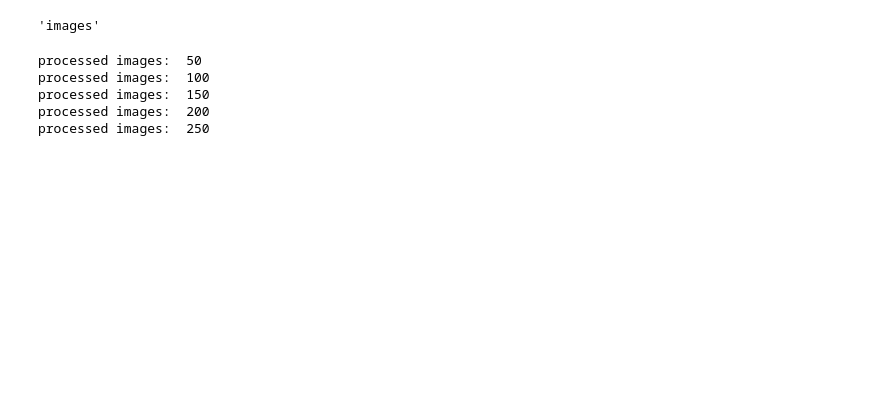
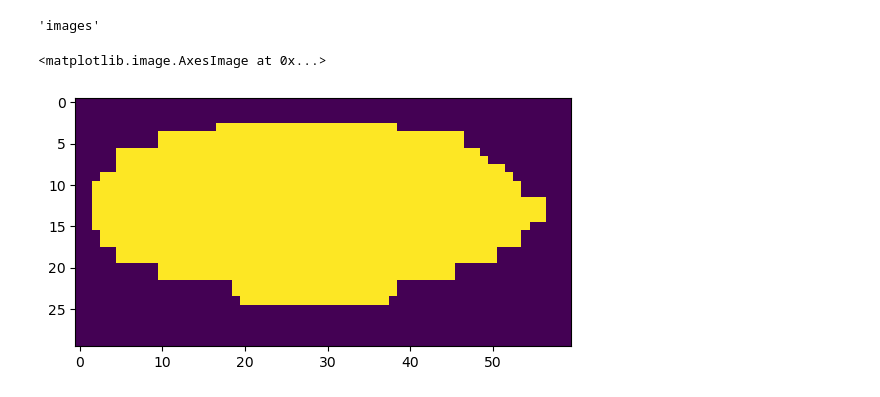
Before and after one commit to ForMaLTeC/RifNet2, a Jupyter notebook: RiFNet2_prediction.ipynb, the cells around one changed output. Saved outputs shown, nothing was run; the diff lists cells and outputs as text; code cells hidden in the pictures; blank space fills up the shorter version.

```diff
--- a/RiFNet2_prediction.ipynb
+++ b/RiFNet2_prediction.ipynb
@@ -38,6 +34,7 @@ image_path = '/Users/victor/Desktop/work/Institute_of_Forensic_Medicine/gui_rifn
 image_list = natsorted(os.listdir(image_path))
 if image_list[0] == '.DS_Store':
     image_list = image_list[1:]
+
 
 # define optimizer
 from tensorflow.keras.optimizers import Adam
@@ -46,7 +43,7 @@ from tensorflow.keras.metrics import Precision, Recall
 learning_rate = 0.00015
 opt = Adam(lr=0.0001)
 loss_type = 'categorical_crossentropy'
-#'RiFNetII_nr_m2_noweight.h5'
+
 model_path = '/Users/victor/Desktop/work/Institute_of_Forensic_Medicine/gui_rifnet/ResNet50_full_model.h5'
 
 dependencies = {
@@ -58,9 +55,12 @@ model.compile(loss=loss_type,
                   metrics=[Precision(),Recall(),weighted_f1], run_eagerly=True)
 
 
+
 source_dir = '/Users/victor/Desktop/work/Institute_of_Forensic_Medicine/gui_rifnet/toy_data'
 classes = os.listdir(source_dir)
 classes = [x for x in classes if x != '.DS_Store']
+classes2 = classes.copy()
+classes2.remove('no_fracture')
 
 color_list_fill = [(255,102,255),(102,255,102),(102,255,255),(102,102,255),(107,178,255),(255,102,102),(255,171,102)]
 color_list_box = [(255,0,255),(0,255,0),(0,255,255),(0,0,255),(0,128,255),(255,0,0),(234,123,10)]
@@ -71,5 +71,5 @@ pred_path = os.path.join(source_path,'prediction_images_data_all_frac_with_mult'
 if not os.path.isdir(pred_path):
     os.makedirs(pred_path)
 
-len(image_list),classes
+len(image_list),classes,classes2
 # %% [output]
@@ -139,10 +146,10 @@ def create_reduced_array(arr,results):
 
             else:
 
-                if results[cnt] == 1:
+                if results[cnt] == 3:
                     arr[i][j] = 0
 
-                if results[cnt] == 0 or results[cnt] == 2:
+                if results[cnt] != 3:
                     arr[i][j] = 1
 
                 cnt += 1
@@ -219,19 +226,21 @@ def draw_rect(resized, results, results_prob, coord_list, cnt,m,n):
         m = current_coordinates[0]
         n = current_coordinates[1]
 
-        if results[r] == 1:
+        if results[r] == 3:
             continue
 
-        elif results[r] != 1:  #and results_prob[r][results[r]] > 0.7:
+        elif results[r] != 3:  #and results_prob[r][results[r]] > 0.7:
             #pred_matrix[row][r] = 1
-
+            current_color_fill = color_list_fill[results[r]-1]
+            current_color_box = color_list_box[results[r]-1]
+            '''
             if results[r] == 2 or results[r] == 3:
                 current_color_fill = color_list_fill[results[r]-1]
                 current_color_box = color_list_box[results[r]-1]
             else:
                 current_color_fill = color_list_fill[results[r]]
                 current_color_box = color_list_box[results[r]]
-
+            '''
             #current_coordinates = coord_list[r]
              #m = current_coordinates[0]
              #n = current_coordinates[1]
@@ -249,8 +258,8 @@ def draw_rect(resized, results, results_prob, coord_list, cnt,m,n):
         cv2.putText(resized, classes2[c], (120, 85+l), cv2.FONT_HERSHEY_SIMPLEX , 1,(255, 255, 255), 3, cv2.LINE_AA, False)
 
     # add multiple rectangle
-    for i in coord_multiple_list:
-        cv2.rectangle(resized, (i[2]*50,i[0]*50), ((i[3]*50)+100,(i[1]*50)+100), (30,30,240), thickness = 3)
+    #for i in coord_multiple_list:
+        #cv2.rectangle(resized, (i[2]*50,i[0]*50), ((i[3]*50)+100,(i[1]*50)+100), (30,30,240), thickness = 3)
 
     cv2.imwrite(os.path.join(pred_path, 'test_fracture_%d.jpg' % cnt), resized)
 # %%
@@ -270,9 +279,25 @@ for img in image_list:
         coord_multiple_list = get_multiple_coords(mapped_array)
         draw_rect(resized,results,results_prob,coord_list,cnt,m,n)
         cnt += 1
-# %% [output]
-processed images:  50
-processed images:  100
-processed images:  150
-processed images:  200
-processed images:  250
+# %%
+cnt = 1
+for img in image_list:
+    if cnt % 50 == 0:
+        print('processed images: ', cnt)
+    if '.jpg' not in img:
+        continue
+
+    else:
+        current_path = os.path.join(image_path,img)
+        resized = upscale(current_path)
+        small_img_list,coord_list,m,n,mapping_array = sub_divide(resized)
+        results,results_prob = predict(small_img_list, model)
+        #mapped_array = create_reduced_array(mapping_array, results)
+        #coord_multiple_list = get_multiple_coords(mapped_array)
+        #draw_rect(resized,results,results_prob,coord_list,cnt,m,n)
+        cnt += 1
+# %%
+plt.imshow(mapping_array)
+# %% [output]
+<matplotlib.image.AxesImage at 0x...>
+[figure, added]
```
Also changed, not shown: parts of 10 cells of this notebook.
